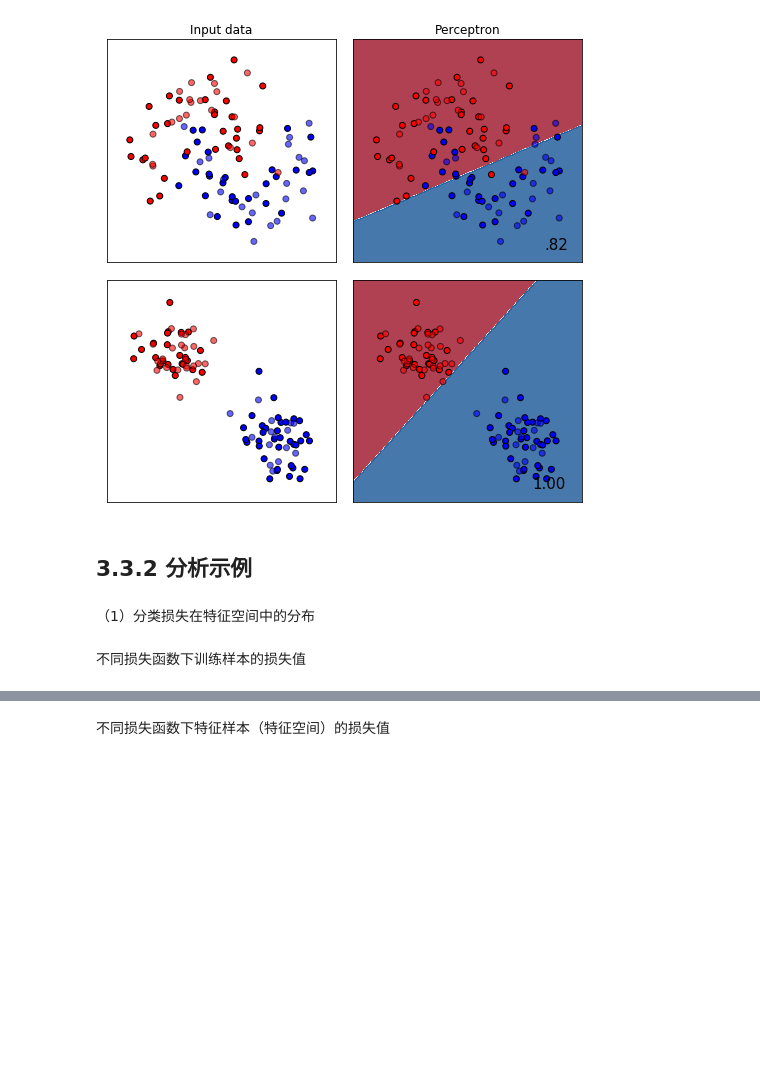
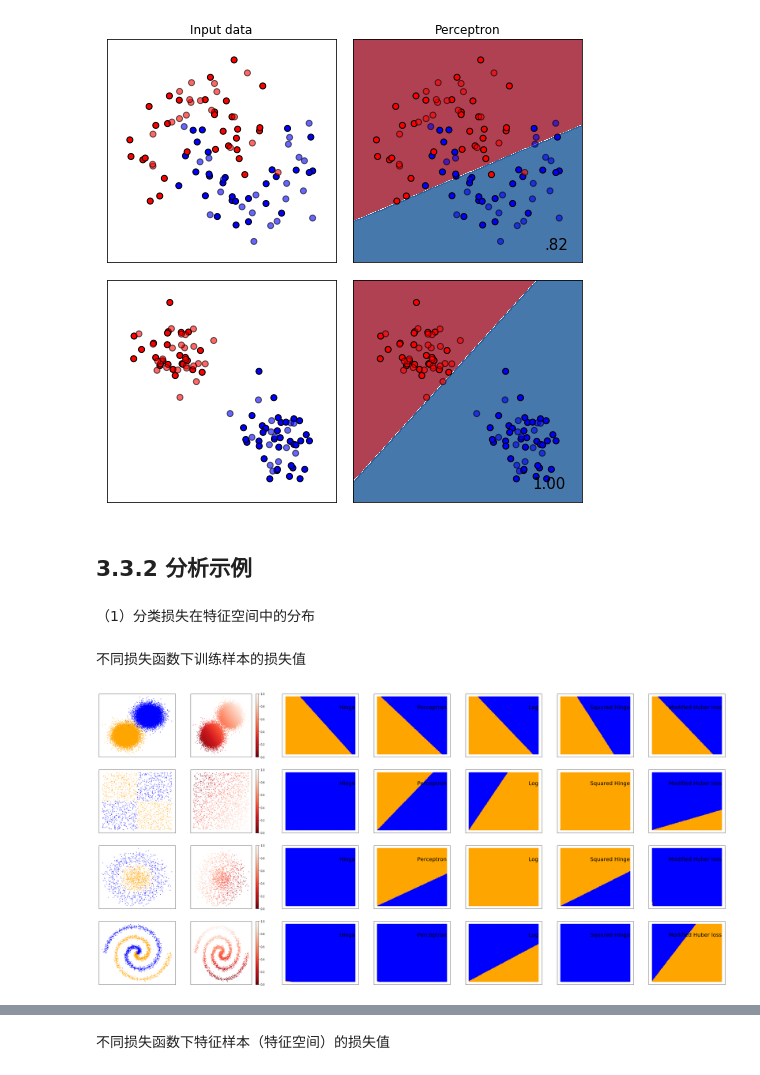
Before and after one commit to yangnaisen/PRoRS_docs, a Jupyter notebook: source/1stPart/Chapter3.LinearDiscriminantFunction/3.3Samplecode.ipynb, the cells around one changed output, grey strips where cells are left out. Cells and saved outputs as stored; diff of their text form; code cells hidden in the pictures; blank space fills up the shorter version.

```diff
--- a/source/1stPart/Chapter3.LinearDiscriminantFunction/3.3Samplecode.ipynb
+++ b/source/1stPart/Chapter3.LinearDiscriminantFunction/3.3Samplecode.ipynb
@@ -309,38 +311,40 @@ def Scatterall(i,j,k):
     model = linear_model.SGDClassifier(loss='hinge')
     model.fit(X,Y)
     pd=model.predict(P)
-    plt.subplot(i,j,k+2);scatterD(P,pd);plt.text(255,200,"Hinge",size=8,horizontalalignment='right')
+    plt.subplot(i,j,k+2);scatterD(P,pd);plt.text(255,200,"Hinge",size=20,horizontalalignment='right')
 
     P=meshgrid()
     model = linear_model.SGDClassifier(loss='perceptron')
     model.fit(X,Y)
     pd=model.predict(P)
-    plt.subplot(i,j,k+3);scatterD(P,pd);plt.text(255,200,"Perceptron",size=8,horizontalalignment='right')
+    plt.subplot(i,j,k+3);scatterD(P,pd);plt.text(255,200,"Perceptron",size=20,horizontalalignment='right')
 
     P=meshgrid()
     model = linear_model.SGDClassifier(loss='log')
     model.fit(X,Y)
     pd=model.predict(P)
-    plt.subplot(i,j,k+4);scatterD(P,pd);plt.text(255,200,"Log",size=8,horizontalalignment='right')
+    plt.subplot(i,j,k+4);scatterD(P,pd);plt.text(255,200,"Log",size=20,horizontalalignment='right')
 
     P=meshgrid()
     model = linear_model.SGDClassifier(loss='squared_hinge')
     model.fit(X,Y)
     pd=model.predict(P)
-    plt.subplot(i,j,k+5);scatterD(P,pd);plt.text(255,200,"Squared Hinge",size=8,horizontalalignment='right')
+    plt.subplot(i,j,k+5);scatterD(P,pd);plt.text(255,200,"Squared Hinge",size=20,horizontalalignment='right')
 
     P=meshgrid()
     model = linear_model.SGDClassifier(loss='modified_huber')
     model.fit(X,Y)
     pd=model.predict(P)
-    plt.subplot(i,j,k+6);scatterD(P,pd);plt.text(255,200,"Modified Huber loss",size=8,horizontalalignment='right')
+    plt.subplot(i,j,k+6);scatterD(P,pd);plt.text(255,200,"Modified Huber loss",size=20,horizontalalignment='right')
 #####################################
 figure = plt.figure(figsize=(42, 20))
 #####################################
 X,Y=datasetB(50000);Scatterall(4,7,1)
 #-----------------------------------#
 X,Y=datasetR(1500); Scatterall(4,7,8)
 #-----------------------------------#
 X,Y=datasetC(1500); Scatterall(4,7,15)
 #-----------------------------------#
 X,Y=datasetH(1500); Scatterall(4,7,22)
+# %% [output]
+[figure, added]
```
Also changed, not shown: parts of 5 cells of this notebook, 1 other file.
